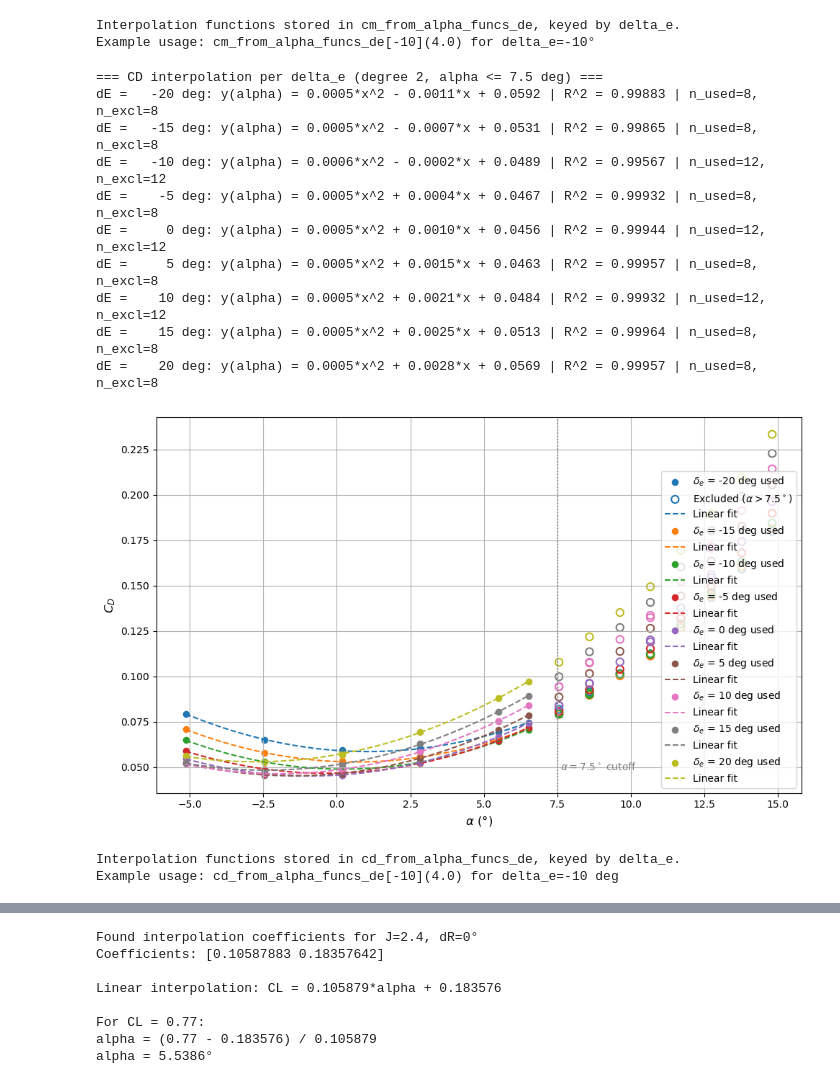
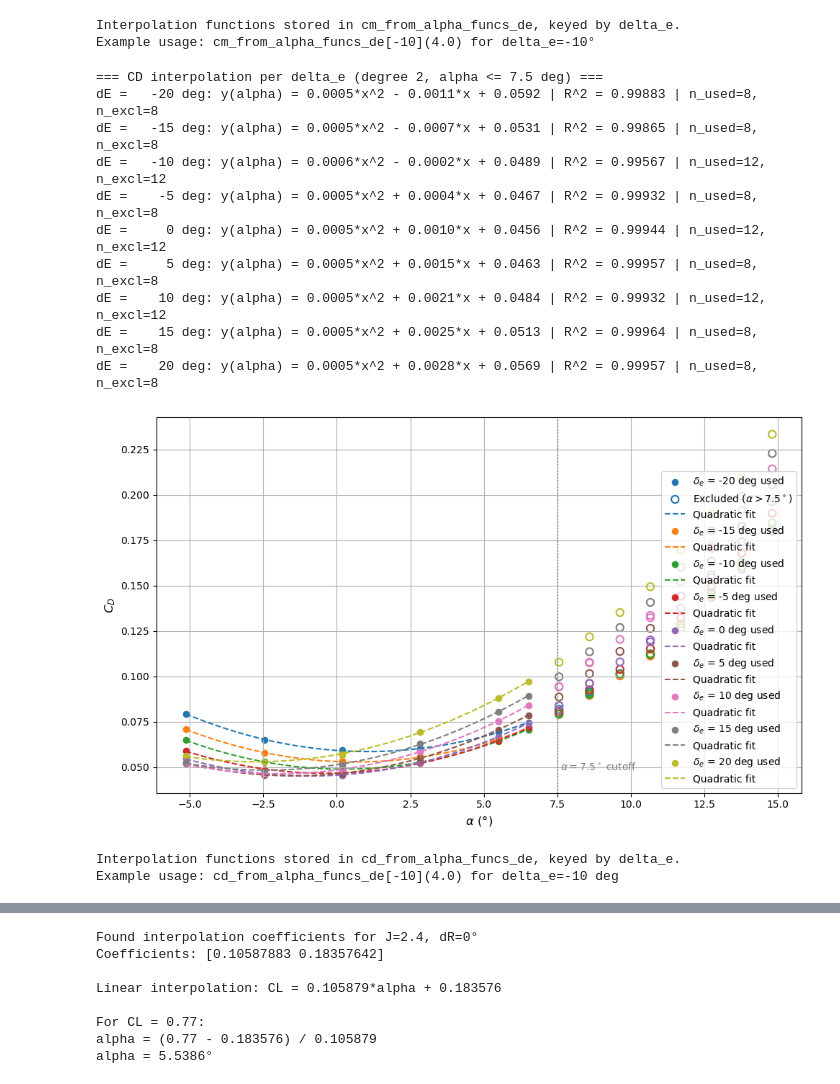
Before and after one commit to DCdeJong2002/Group_15_Redo_BAL, a Jupyter notebook: data_plotter_DC2002.ipynb, the cells around one changed output, grey strips where cells are left out. Saved outputs shown, nothing was run; the diff lists cells and outputs as text; code cells hidden in the pictures.

Commit message:
Updated plots

```diff
--- a/data_plotter_DC2002.ipynb
+++ b/data_plotter_DC2002.ipynb
@@ -1,8 +1,7 @@
 # %%
-# import pandas as pd
-
 # df = pd.read_csv(r"processed_outputs\all_rudder_cases_combined.csv")
 # df_prop_off = pd.read_csv(r"AERODYNAMIC_DATA_propoff\propOff.csv")
+import os
 import pandas as pd
 
 df = pd.read_csv(r"CORRECTIONS_FINAL\results_propOn_FINAL\propOn_final.csv")
@@ -12,6 +11,13 @@ import matplotlib as mpl
 # ── Global plot configuration ─────────────────────────────────────────────────
 SHOW_TITLE = False          # True  → titles shown on all figures
                             # False → titles suppressed (clean for report)
+AOA_COL = "AoA_FINAL"      # "AoA_FINAL" → corrected AoA on x-axis
+                            # "AoA_round" → nominal tunnel set-point
+PLOT_DIR = os.path.join(
+    os.path.dirname(os.path.abspath("__file__")),
+    "new_plot_images"
+)                           # <notebook directory>/plot_images/
+os.makedirs(PLOT_DIR, exist_ok=True)
 
 mpl.rcParams['axes.labelsize']  = 12   # x/y axis label font size
 mpl.rcParams['legend.fontsize'] = 10   # legend font size
@@ -443,7 +449,7 @@ import numpy as np
 import matplotlib.pyplot as plt
 
 # Make sure output folder exists
-os.makedirs("plot_images", exist_ok=True)
+os.makedirs(PLOT_DIR, exist_ok=True)
 
 # -----------------------------------
 # Create rounded columns if missing
@@ -548,7 +554,7 @@ def fit_and_plot_vs_alpha(y_col, y_label, title, save_path, degree):
             (df_filtered["dR"] == rudder_val)
         ].sort_values("AoA_round")
 
-        x_all = group["AoA_FINAL"].to_numpy(dtype=float)
+        x_all = group[AOA_COL].to_numpy(dtype=float)
         y_all = group[y_col].to_numpy(dtype=float)
         finite_mask = np.isfinite(x_all) & np.isfinite(y_all)
         x_all = x_all[finite_mask]
@@ -608,7 +614,7 @@ def fit_and_plot_vs_alpha(y_col, y_label, title, save_path, degree):
         )
 
     # Prop-off interpolation for reference
-    x_off_all = df_prop_off_filtered["AoA_FINAL"].to_numpy(dtype=float)
+    x_off_all = df_prop_off_filtered[AOA_COL].to_numpy(dtype=float)
     y_off_all = df_prop_off_filtered[y_col].to_numpy(dtype=float)
     finite_off = np.isfinite(x_off_all) & np.isfinite(y_off_all)
     x_off_all = x_off_all[finite_off]
@@ -689,6 +695,9 @@ def fit_and_plot_vs_alpha(y_col, y_label, title, save_path, degree):
     plt.show()
     print(f"Saved to {save_path}")
 
+# Store which AOA_COL was used to build these functions
+interpolation_meta = {"AOA_COL": AOA_COL}
+
 # -----------------------------------
 # Plot 1: CL vs alpha (linear interpolation)
 # -----------------------------------
@@ -696,7 +705,7 @@ fit_and_plot_vs_alpha(
     y_col="CL_FINAL",
     y_label=r"$C_L$",
     title=r"$C_L$ vs $\alpha$ (linear fit, V = 40 m/s, AoS = 0°)",
-    save_path="plot_images/CL_vs_alpha_linear_interp_upto7p5.png",
+    save_path=os.path.join(PLOT_DIR, "CL_vs_alpha_linear_interp_upto7p5.png"),
     degree=1
 )
 
@@ -707,7 +716,7 @@ fit_and_plot_vs_alpha(
     y_col="CD_FINAL",
     y_label=r"$C_D$",
     title=r"$C_D$ vs $\alpha$ (quadratic fit, V = 40 m/s, AoS = 0°)",
-    save_path="plot_images/CD_vs_alpha_quadratic_interp_upto7p5.png",
+    save_path=os.path.join(PLOT_DIR, "CD_vs_alpha_quadratic_interp_upto7p5.png"),
     degree=2
 )
 
@@ -718,7 +727,7 @@ fit_and_plot_vs_alpha(
     y_col="CLCD",
     y_label=r"$C_L / C_D$",
     title=r"$C_L / C_D$ vs $\alpha$ (quadratic fit, V = 40 m/s, AoS = 0°)",
-    save_path="plot_images/CLCD_vs_alpha_quadratic_interp_upto7p5.png",
+    save_path=os.path.join(PLOT_DIR, "CLCD_vs_alpha_quadratic_interp_upto7p5.png"),
     degree=2
 )
 
@@ -1590,7 +1601,7 @@ import matplotlib.pyplot as plt
 import numpy as np
 import pandas as pd
 
-os.makedirs("plot_images", exist_ok=True)
+os.makedirs(PLOT_DIR, exist_ok=True)
 
 # Ensure rounded helper columns exist
 if "V_round" not in df_prop_off.columns:
@@ -1649,7 +1660,7 @@ for idx, de in enumerate(unique_de):
     group = df_filtered[df_filtered["dE"] == de].copy()
     group = group.sort_values("AoA_round")
 
-    x_all = group["AoA_FINAL"].to_numpy(dtype=float)
+    x_all = group[AOA_COL].to_numpy(dtype=float)
     y_all = group["CMpitch_FINAL"].to_numpy(dtype=float)
 
     finite_mask = np.isfinite(x_all) & np.isfinite(y_all)
@@ -1731,8 +1742,11 @@ ax.legend(loc="best")
 ax.grid(True)
 
 plt.tight_layout()
-plt.savefig("plot_images/CMpitch_vs_alpha_propoff_V40_AoS0_per_elevator_linear_interp_upto7p5.png", dpi=150)
+plt.savefig(os.path.join(PLOT_DIR, "CMpitch_vs_alpha_propoff_V40_AoS0_per_elevator_linear_interp_upto7p5.png"), dpi=150)
 plt.show()
+
+# Update interpolation_meta
+interpolation_meta["AOA_COL_cm_de"] = AOA_COL
 
 print("\nInterpolation functions stored in cm_from_alpha_funcs_de, keyed by delta_e.")
 print("Example usage: cm_from_alpha_funcs_de[-10](4.0) for delta_e=-10°")
@@ -1755,7 +1769,7 @@ import os
 import matplotlib.pyplot as plt
 import numpy as np
 
-os.makedirs("plot_images", exist_ok=True)
+os.makedirs(PLOT_DIR, exist_ok=True)
 
 # Ensure rounded helper columns exist
 if "V_round" not in df_prop_off.columns:
@@ -1812,7 +1826,7 @@ for idx, de in enumerate(unique_de):
     group = df_cd_filtered[df_cd_filtered["dE"] == de].copy()
     group = group.sort_values("AoA_round")
 
-    x_all = group["AoA_FINAL"].to_numpy(dtype=float)
+    x_all = group[AOA_COL].to_numpy(dtype=float)
     y_all = group["CD_FINAL"].to_numpy(dtype=float)
 
     finite_mask = np.isfinite(x_all) & np.isfinite(y_all)
@@ -1873,7 +1887,7 @@ for idx, de in enumerate(unique_de):
         x_fit, y_fit,
         linestyle="--",
         color=color,
-        label=r"Linear fit",
+        label=r"Quadratic fit",
     )
 
     print(f"dE = {de:>5} deg: y(alpha) = {eqn} | R^2 = {r2:.5f} | n_used={len(x_used)}, n_excl={len(x_excl)}")
@@ -1882,35 +1896,38 @@ ax.axvline(alpha_fit_max, color="gray", linestyle=":", linewidth=1.2)
 ax.text(
     alpha_fit_max + 0.1,
     ax.get_ylim()[0] + 0.06 * (ax.get_ylim()[1] - ax.get_ylim()[0]),
     r"$\alpha=7.5^\circ$ cutoff",
     color="gray",
 )
 
 ax.set_xlabel(r"$\alpha$ (°)")
 ax.set_ylabel(r"$C_D$")
 if SHOW_TITLE:
     ax.set_title(r"$C_D$ vs $\alpha$ per $\delta_e$ (quadratic fit, Prop-off, V = 40 m/s, $\beta$ = 0°)")
 ax.legend(loc="best")
 ax.grid(True)
 
 plt.tight_layout()
-plt.savefig("plot_images/CD_vs_alpha_propoff_V40_AoS0_per_elevator_quadratic_interp_upto7p5.png", dpi=150)
+plt.savefig(os.path.join(PLOT_DIR, "CD_vs_alpha_propoff_V40_AoS0_per_elevator_quadratic_interp_upto7p5.png"), dpi=150)
 plt.show()
+
+# Update interpolation_meta
+interpolation_meta["AOA_COL_cd_de"] = AOA_COL
 
 print("\nInterpolation functions stored in cd_from_alpha_funcs_de, keyed by delta_e.")
 print("Example usage: cd_from_alpha_funcs_de[-10](4.0) for delta_e=-10 deg")
 # %% [output]
 === CD interpolation per delta_e (degree 2, alpha <= 7.5 deg) ===
 dE =   -20 deg: y(alpha) = 0.0005*x^2 - 0.0011*x + 0.0592 | R^2 = 0.99883 | n_used=8, n_excl=8
 dE =   -15 deg: y(alpha) = 0.0005*x^2 - 0.0007*x + 0.0531 | R^2 = 0.99865 | n_used=8, n_excl=8
 dE =   -10 deg: y(alpha) = 0.0006*x^2 - 0.0002*x + 0.0489 | R^2 = 0.99567 | n_used=12, n_excl=12
 dE =    -5 deg: y(alpha) = 0.0005*x^2 + 0.0004*x + 0.0467 | R^2 = 0.99932 | n_used=8, n_excl=8
 dE =     0 deg: y(alpha) = 0.0005*x^2 + 0.0010*x + 0.0456 | R^2 = 0.99944 | n_used=12, n_excl=12
 dE =     5 deg: y(alpha) = 0.0005*x^2 + 0.0015*x + 0.0463 | R^2 = 0.99957 | n_used=8, n_excl=8
 dE =    10 deg: y(alpha) = 0.0005*x^2 + 0.0021*x + 0.0484 | R^2 = 0.99932 | n_used=12, n_excl=12
 dE =    15 deg: y(alpha) = 0.0005*x^2 + 0.0025*x + 0.0513 | R^2 = 0.99964 | n_used=8, n_excl=8
 dE =    20 deg: y(alpha) = 0.0005*x^2 + 0.0028*x + 0.0569 | R^2 = 0.99957 | n_used=8, n_excl=8
-[figure, old version]
+[figure, new version]
 Interpolation functions stored in cd_from_alpha_funcs_de, keyed by delta_e.
 Example usage: cd_from_alpha_funcs_de[-10](4.0) for delta_e=-10 deg
 # %%
```
Also changed, not shown: parts of 19 cells of this notebook, 24 other files.
